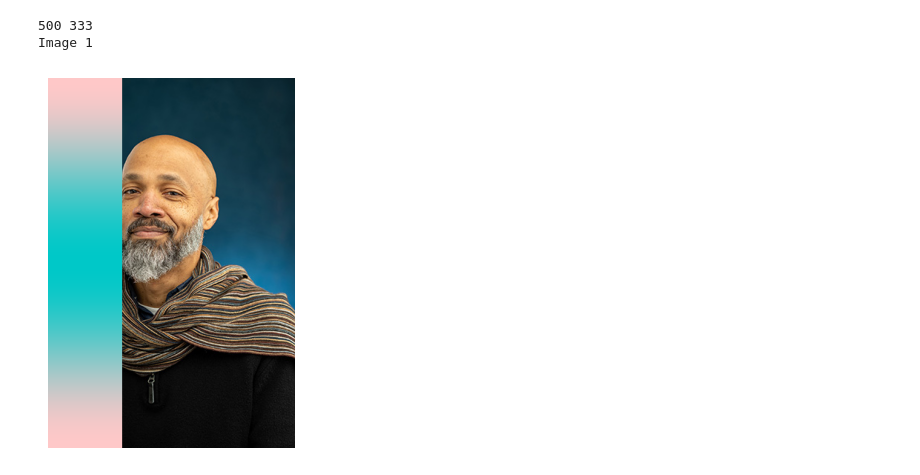
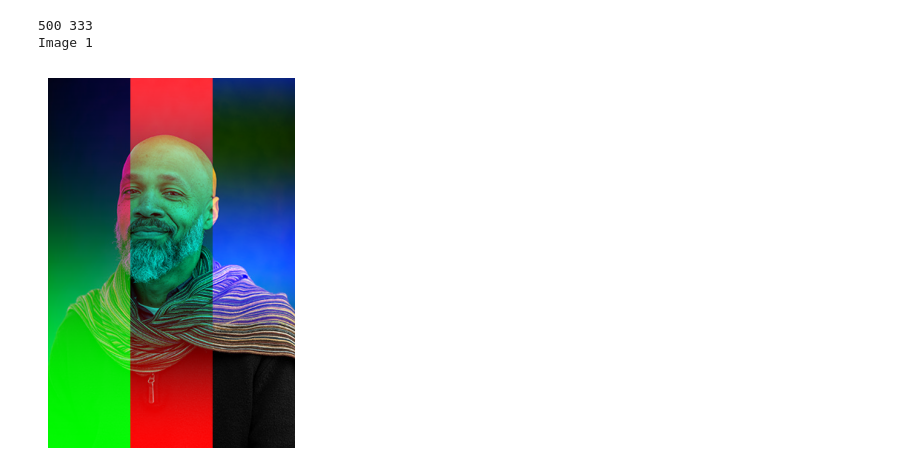
Before and after one commit to cormac-black/chekhovs-biscuit, a Jupyter notebook: cv2_tester.ipynb, the cells around one changed output. Cells and saved outputs as stored; diff of their text form; code cells hidden in the pictures.

```diff
--- a/cv2_tester.ipynb
+++ b/cv2_tester.ipynb
@@ -12,37 +12,34 @@ image = cv2.imread(img_path, cv2.IMREAD_UNCHANGED)
 image = cv2.cvtColor(image, cv2.COLOR_BGR2RGB)
 
 image_h, image_w = image.shape[:2]
 print(image_h, image_w)
 
 
 radians_sine = np.linspace(np.pi/2,2*np.pi+np.pi/2, image_h)
 sine_wave = np.sin(radians_sine)
 normalized_sin = ((sine_wave + 1)/2)* 255
 
 radians_cos = np.linspace(np.pi/2,2*np.pi+np.pi/2, image_w)
 cos_wave = np.cos(radians_cos)
 normalized_cos = ((cos_wave + 1)/2)* 255
 
 slope_tan = np.linspace(-2,2,image_h)
 tanh_gradient = np.tanh(slope_tan)
 normalized_tanh = ((tanh_gradient + 1)/2)* 255
 
 
 
 for i in range(image_h):
   for j in range(image_w):
-
-    image[i, :100, 0] = normalized_sin[i]
-    image[:, :100, 1] = 200
-    # image[:, j, 1] = normalized_cos[j]
-    image[:, :100, 2] = 200
-    # image[i, :, 2] = normalized_tanh[i]
+    image[i, :111, 1] = normalized_tanh[i]
+    image[i, 111:222, 0] = normalized_sin[i]
+    image[j, 222:, 2] = normalized_cos[j]
 
 plt.imshow(image)
 plt.axis('off')
 print('Image 1\n')
 plt.show()
 # %% [output]
 500 333
 Image 1
-[figure, old version]
+[figure, new version]
```
